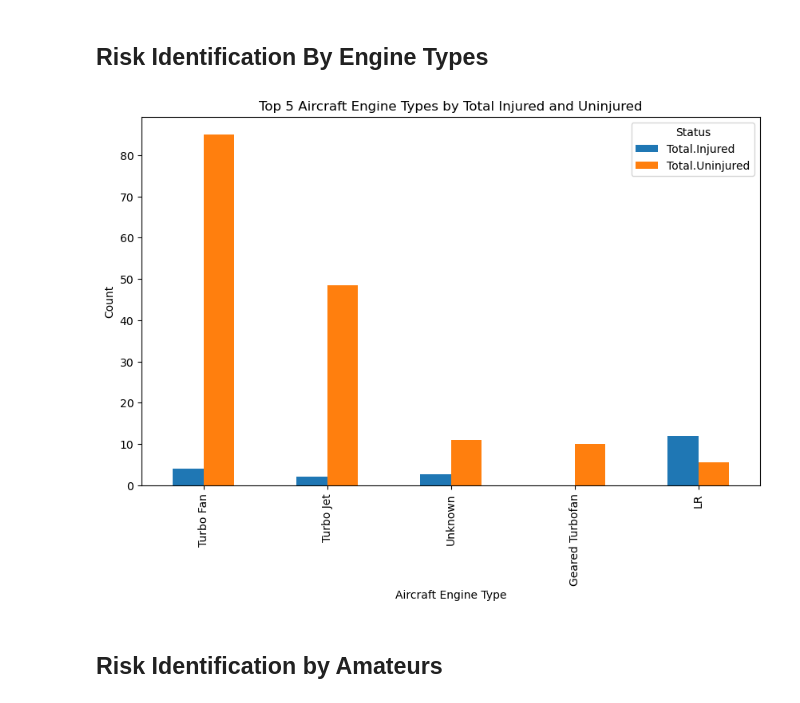
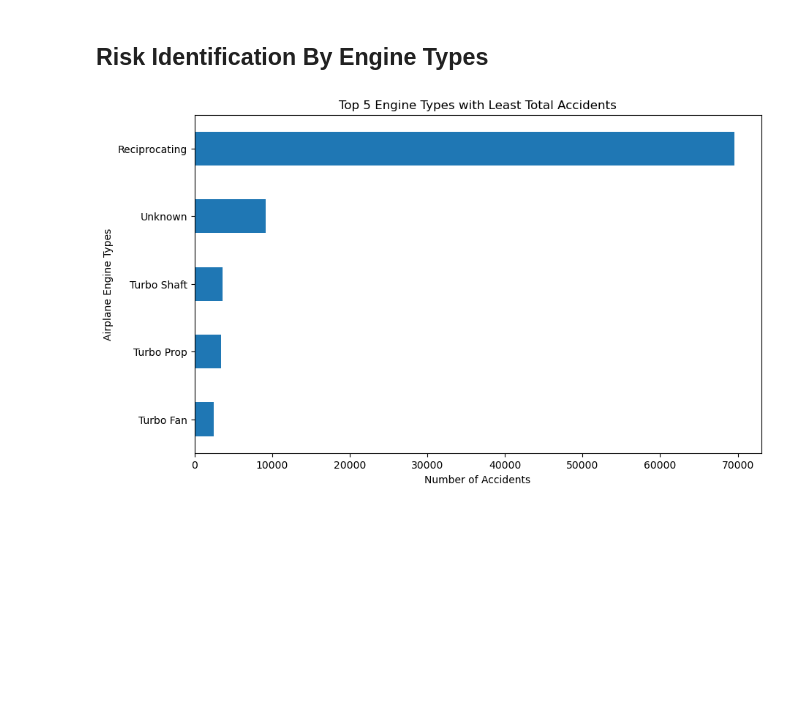
Before and after one commit to Gloryannne/Aircraft-Analysis, a Jupyter notebook: Aircraft Risk Analysis.ipynb, the cells around one changed output. Drawn from its saved outputs; the diff is of its cells as text; code cells hidden in the pictures; blank space fills up the shorter version.

```diff
--- a/Aircraft Risk Analysis.ipynb
+++ b/Aircraft Risk Analysis.ipynb
@@ -126,7 +123,3 @@ df['Total.Injured'] = df['Total.Fatal.Injuries']+df['Total.Serious.Injuries']+df
-# %%
-#Dropping the combined columns
-cols_to_drop = ['Total.Fatal.Injuries', 'Total.Serious.Injuries', 'Total.Minor.Injuries']
-df = df.drop(columns=[col for col in cols_to_drop if col in df.columns])
 # %%
 # Fill missing values for categorical columns
 df['Location'].fillna('Unknown', inplace=True)
@@ -136,17 +129,23 @@ df['Weather.Condition'].fillna('Unknown', inplace=True)
 df['Engine.Type'].fillna('Unknown', inplace=True)
 df['Aircraft.Category'].fillna('Unknown', inplace=True)
 df['Aircraft.damage'].fillna('Unknown', inplace=True)
-df['Amateur.Built'].fillna('Unknown', inplace=True)
+df['Purpose.of.flight'].fillna('Unknown', inplace=True)
 # %%
 #Renaming the Unknown columns of the Weather condition column with one name
 df['Weather.Condition']= df['Weather.Condition'].replace('Unknown','UNK')
 df['Weather.Condition']= df['Weather.Condition'].replace('Unk','UNK')
+# %%
+#Renaming the Unknown columns of the Aircraft Category column with one name
+df['Aircraft.Category']= df['Aircraft.Category'].replace('Unknown','UNK')
 # %%
 #Filling the missing values in the Make column
 df['Make'].fillna(df['Make'].mode()[0], inplace=True)
 # %%
 #Filling missing values in the Model column
 df['Model'] = df.groupby('Make')['Model'].transform(lambda x: x.fillna(x.mode()[0]) if not x.mode().empty else 'Unknown')
+# %%
+# Convert all entries in 'Make' column to lowercase
+df['Make'] = df['Make'].str.title()
 # %%
 #Confirming if all the missing data is cleaned
 df.isna().sum()
@@ -304,21 +324,19 @@ plt.show()
 <h2>Risk Identification By Engine Types</h2>
 # %%
 #Grouping by engine type and calculating the average
-avg_grouped=df.groupby('Engine.Type')[['Total.Injured','Total.Uninjured']].mean()
+avg_grouped=df.groupby('Engine.Type')['Event.Id'].size()
 
 #Top 5 engine types
-top_5_types=avg_grouped.sort_values(by='Total.Uninjured',ascending=False).head(5)
+top_5_types=avg_grouped.sort_values(ascending=True).tail(5)
 
 #Plotting the barchart
-ax= top_5_types.plot(kind='bar', figsize=(10,6))
+ax= top_5_types.plot(kind='barh', figsize=(10,6))
 
-ax.set_title('Top 5 Aircraft Engine Types by Total Injured and Uninjured')
-ax.set_xlabel('Aircraft Engine Type')
-ax.set_ylabel('Count')
-ax.legend(title='Status')
+ax.set_title('Top 5 Engine Types with Least Total Accidents')
+ax.set_xlabel('Number of Accidents')
+ax.set_ylabel('Airplane Engine Types')
+
 
 plt.show()
 # %% [output]
-[figure, old version]
+[figure, new version]
-# %% [markdown]
-<h2>Risk Identification by Amateurs</h2>
```
Also changed, not shown: parts of 29 cells of this notebook.
